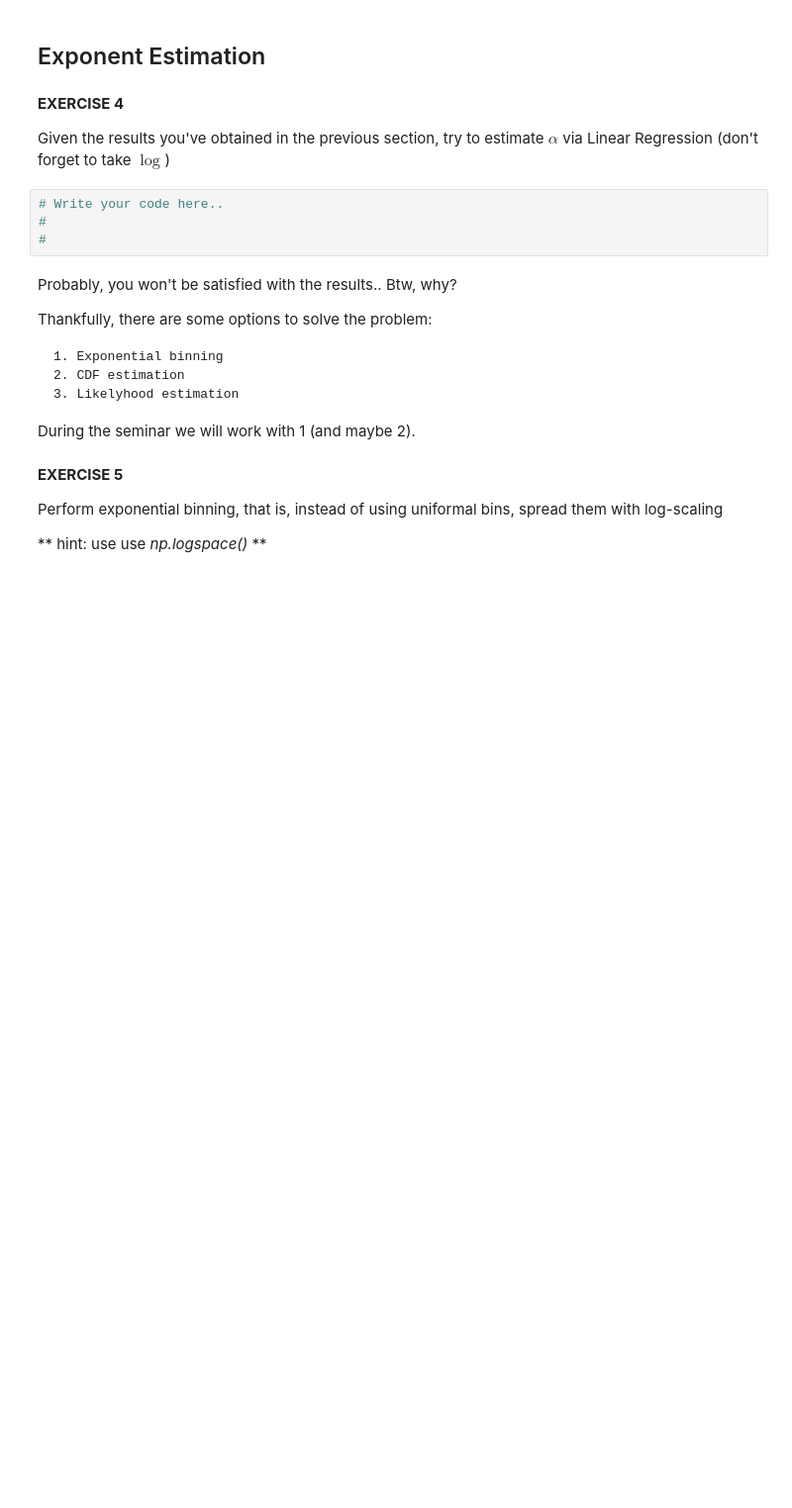
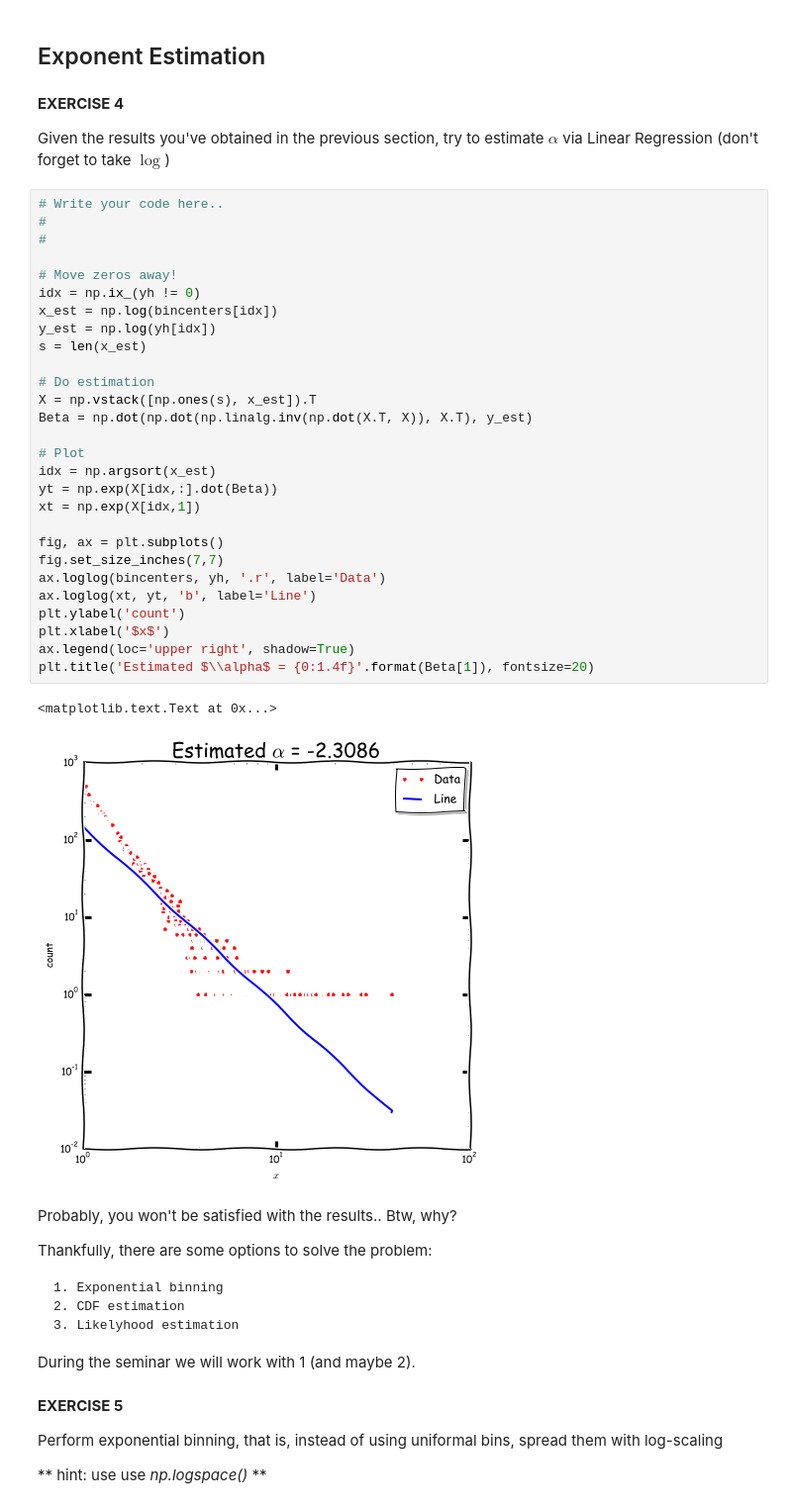
Before and after one commit to shestakoff/social_ntwks, a Jupyter notebook: power_law.ipynb, the cells around one changed output. Shown at 99% size. Saved outputs shown, nothing was run; the diff lists cells and outputs as text; blank space fills up the shorter version.

```diff
--- a/power_law.ipynb
+++ b/power_law.ipynb
@@ -54,10 +87,37 @@ $$x = (1 - r)^{\frac{-1}{\alpha - 1}} x_\text{min} $$
 **EXERCISE 4**
 
 Given the results you've obtained in the previous section, try to estimate $\alpha$ via Linear Regression (don't forget to take $\log$)
-# %%
-# Write your code here..
-#
-#
+# %%
+# Write your code here..
+#
+#
+
+# Move zeros away!
+idx = np.ix_(yh != 0)
+x_est = np.log(bincenters[idx])
+y_est = np.log(yh[idx])
+s = len(x_est)
+
+# Do estimation
+X = np.vstack([np.ones(s), x_est]).T
+Beta = np.dot(np.dot(np.linalg.inv(np.dot(X.T, X)), X.T), y_est)
+
+# Plot
+idx = np.argsort(x_est)
+yt = np.exp(X[idx,:].dot(Beta))
+xt = np.exp(X[idx,1])
+
+fig, ax = plt.subplots()
+fig.set_size_inches(7,7)
+ax.loglog(bincenters, yh, '.r', label='Data')
+ax.loglog(xt, yt, 'b', label='Line')
+plt.ylabel('count')
+plt.xlabel('$x$')
+ax.legend(loc='upper right', shadow=True)
+plt.title('Estimated $\\alpha$ = {0:1.4f}'.format(Beta[1]), fontsize=20)
+# %% [output]
+<matplotlib.text.Text at 0x...>
+[figure, added]
 # %% [markdown]
 Probably, you won't be satisfied with the results.. Btw, why?
 
```
Also changed, not shown: parts of 9 cells of this notebook.
